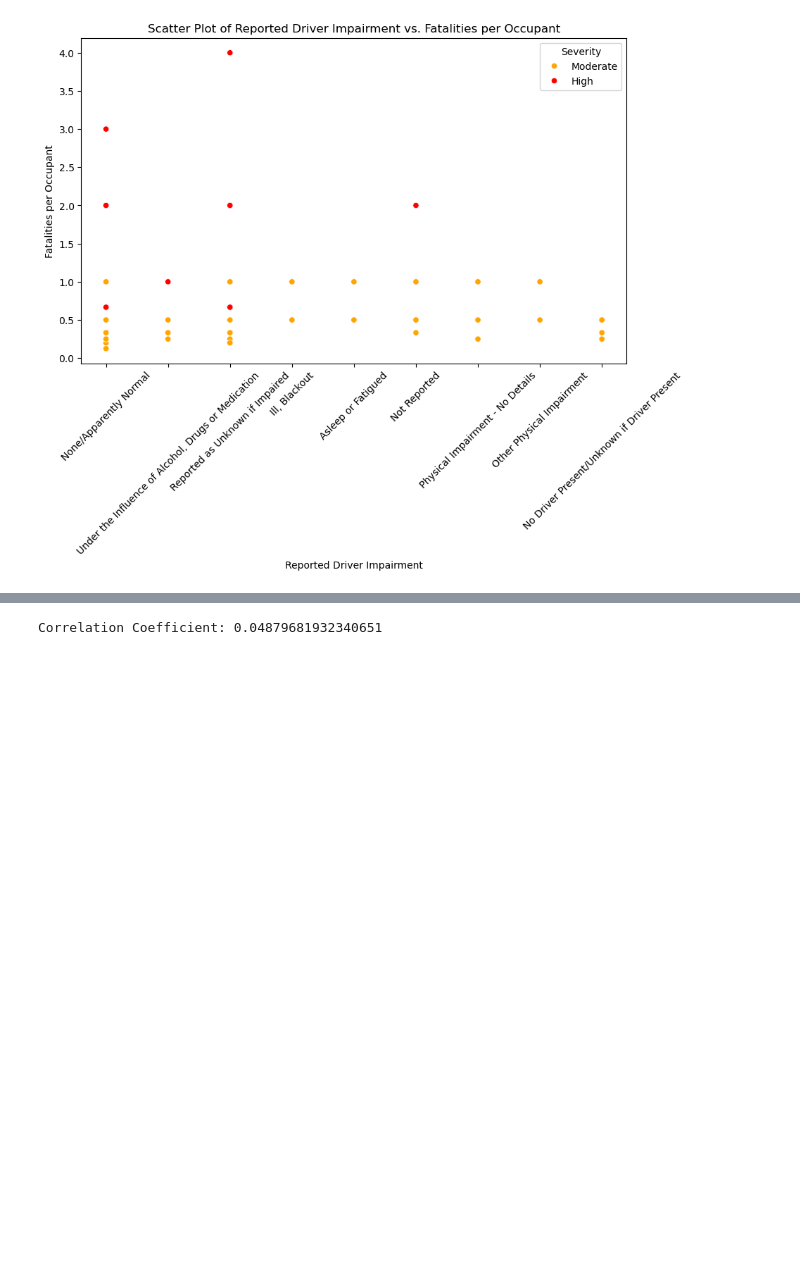
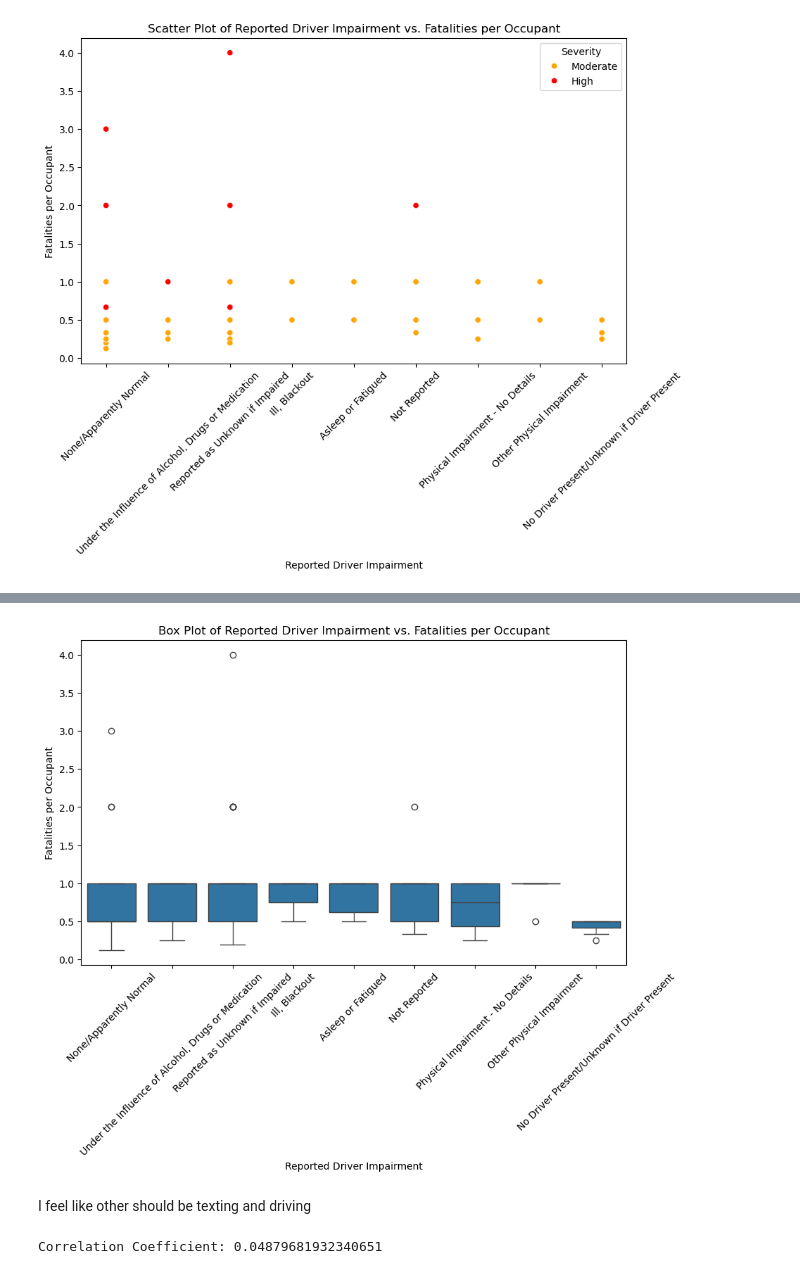
Before and after one commit to saidalli1/capstone, a Jupyter notebook: doc/fatality.ipynb, the cells around one changed output, grey strips where cells are left out. Drawn from its saved outputs; the diff is of its cells as text; code cells hidden in the pictures; blank space fills up the shorter version.

```diff
--- a/doc/fatality.ipynb
+++ b/doc/fatality.ipynb
@@ -144,3 +188,15 @@ plt.show()
+# %%
+plt.figure(figsize=(10, 6))
+sns.boxplot(data=merged_df, x='DRIMPAIRNAME', y='Fatalities_Per_Occupant')
+plt.xlabel('Reported Driver Impairment')
+plt.ylabel('Fatalities per Occupant')
+plt.title('Box Plot of Reported Driver Impairment vs. Fatalities per Occupant')
+plt.xticks(rotation=45)
+plt.show()
+# %% [output]
+[figure, added]
+# %% [markdown]
+I feel like other should be texting and driving
 # %%
 # correlation coefficient between DRIMPAIRNAME and FATALS
 correlation_coefficient = merged_df['DRIMPAIRNAME'].astype('category').cat.codes.corr(merged_df['FATALS'])
```
Also changed, not shown: parts of 8 cells of this notebook, 1 other file.
